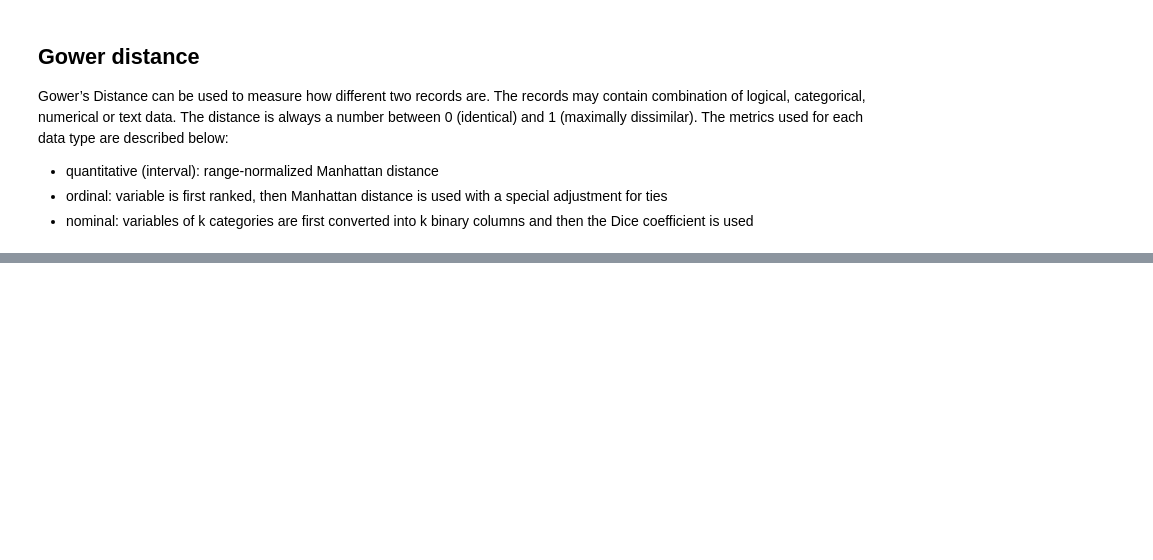
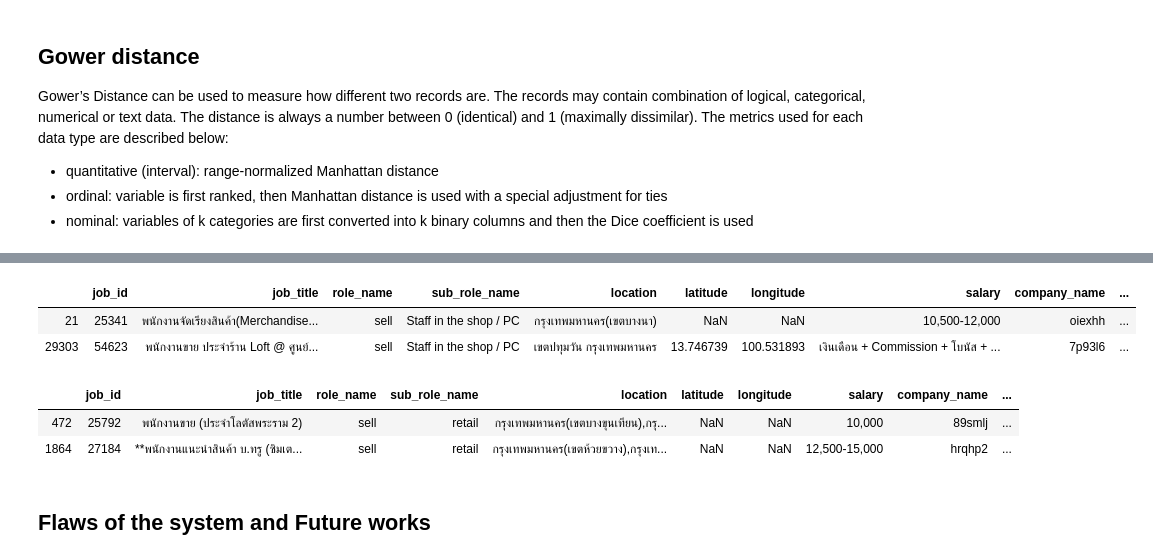
Before and after one commit to OrangeEngineer/recommender_system, a Jupyter notebook: recommender system explaination.ipynb, the cells around one changed output, grey strips where cells are left out. Saved outputs shown, nothing was run; the diff lists cells and outputs as text; code cells hidden in the pictures; blank space fills up the shorter version.

```diff
--- a/recommender system explaination.ipynb
+++ b/recommender system explaination.ipynb
@@ -80,0 +199,6 @@ From data exploration
+# %%
+def clean_role_name(df):
+    df = df.str.split("/", n = 1, expand = True)[0]
+    df = df.str.lower()
+    df = df.str.strip()
+    return df
@@ -86,0 +344,29 @@ Thus, the model should implement K-Modes clustering. This method measures simila
+# %%
+active['role_name'] = clean_role_name(active['role_name'])
+
+active['sub_role_name'] = clean_role_name(active['sub_role_name'])
+
+a_file = open("roles.pkl", "rb")
+roles = pickle.load(a_file)
+
+active['role_name'] = active['role_name'].replace(roles)
+active['sub_role_name'] = active['sub_role_name'].replace(roles)
+
+print(active.groupby('role_name')['job_id'].nunique())
+
+active_enc = pd.DataFrame(active, columns=['role_name','sub_role_name','province','company_name'])
+
+lab_enc = LabelEncoder()
+for column in active_enc.columns:
+    pkl_file = column + "_LabelEncoder.pkl"
+    with open(pkl_file, 'rb') as file:
+        pickle_model = pickle.load(file)
+    active_enc[column] = pickle_model.transform(active_enc[column])
+
+kmodes_model = "job_kmodes_model.pkl"
+with open(kmodes_model, 'rb') as file:
+    km = pickle.load(file)
+
+y = km.predict(df)
+
+active['cluster'] = y
@@ -94,0 +462,17 @@ Gower’s Distance can be used to measure how different two records are. The rec
+# %%
+job_rec = [54623, 25341]
+
+display(active.loc[active['job_id'].isin(job_rec)])
+
+job_rec2 = [25792,27184]
+
+display(active.loc[active['job_id'].isin(job_rec2)])
+# %% [output]
+|  | job_id | job_title | role_name | sub_role_name | location | latitude | longitude | salary | company_name | ... |
+| 21 | 25341 | พนักงานจัดเรียงสินค้า(Merchandise... | sell | Staff in the shop / PC | กรุงเทพมหานคร(เขตบางนา) | NaN | NaN | 10,500-12,000 | oiexhh | ... |
+| 29303 | 54623 | พนักงานขาย ประจำร้าน Loft @ ศูนย์... | sell | Staff in the shop / PC | เขตปทุมวัน กรุงเทพมหานคร | 13.746739 | 100.531893 | เงินเดือน + Commission + โบนัส + ... | 7p93l6 | ... |
+|  | job_id | job_title | role_name | sub_role_name | location | latitude | longitude | salary | company_name | ... |
+| 472 | 25792 | พนักงานขาย (ประจำโลตัสพระราม 2) | sell | retail | กรุงเทพมหานคร(เขตบางขุนเทียน),กรุ... | NaN | NaN | 10,000 | 89smlj | ... |
+| 1864 | 27184 | **พนักงานแนะนำสินค้า บ.ทรู (ซิมเต... | sell | retail | กรุงเทพมหานคร(เขตห้วยขวาง),กรุงเท... | NaN | NaN | 12,500-15,000 | hrqhp2 | ... |
+# %% [markdown]
+## Flaws of the system and Future works
```
Also changed, not shown: parts of 28 cells of this notebook, 33 other files.
